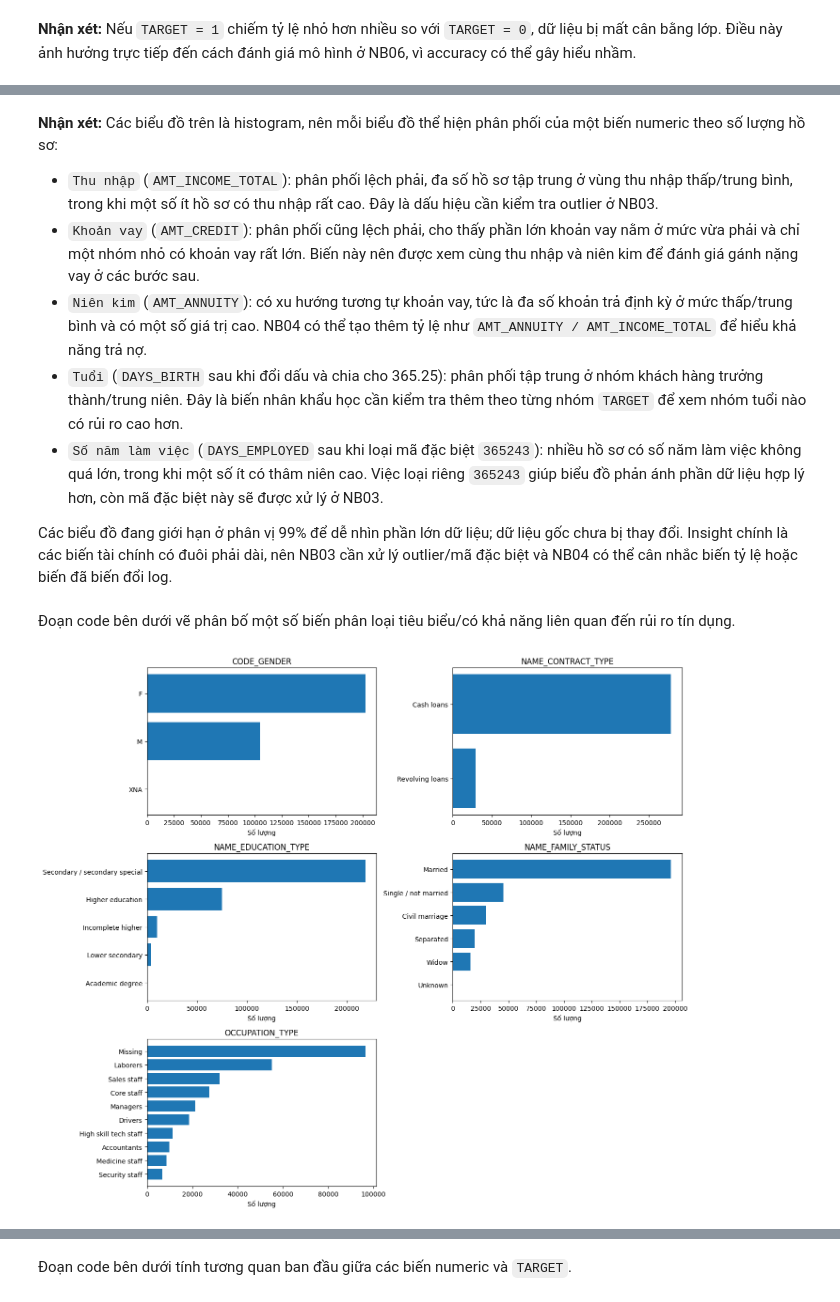
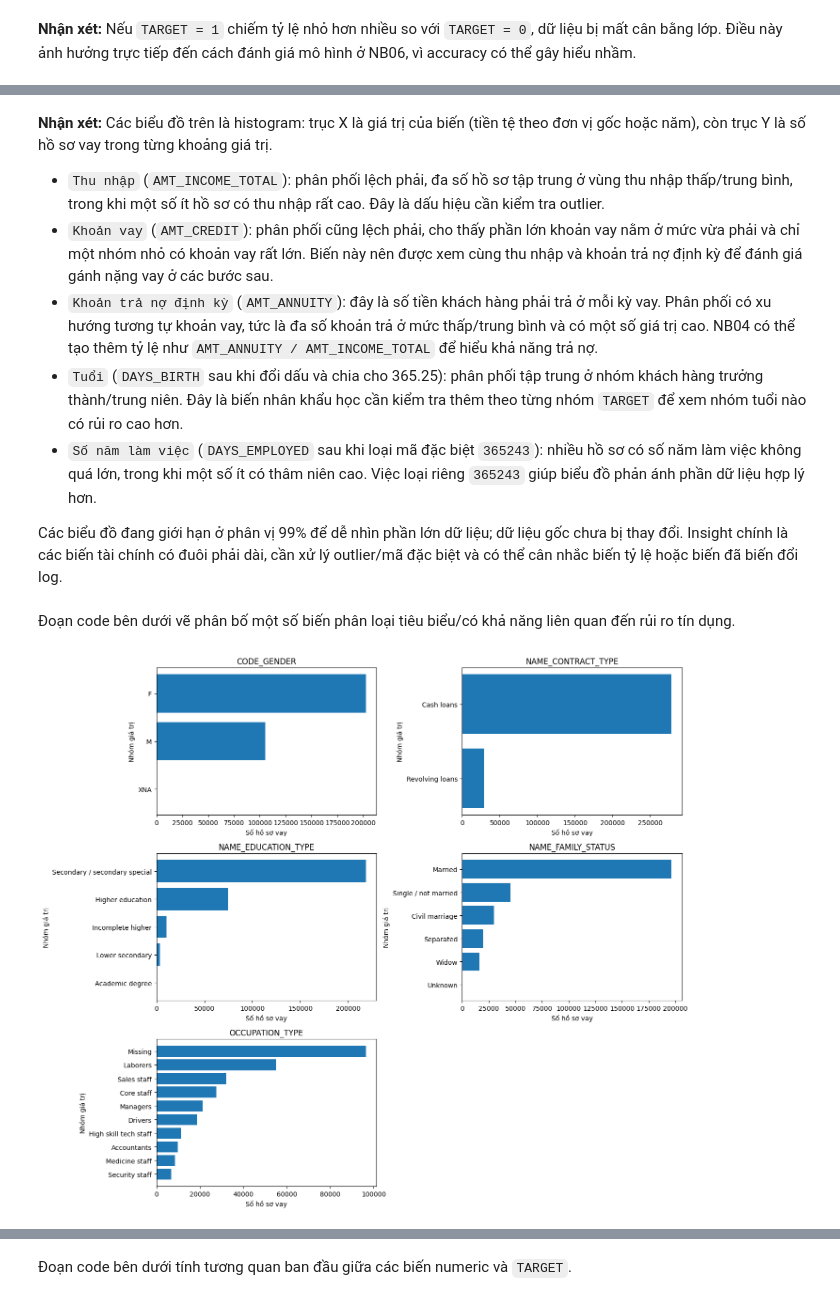
Before and after one commit to thanhhung9720001-collab/credit-risk-classifier, a Jupyter notebook: notebooks/01_data_understanding.ipynb, the cells around one changed output, grey strips where cells are left out. Saved outputs shown, nothing was run; the diff lists cells and outputs as text; code cells hidden in the pictures.

```diff
--- a/notebooks/01_data_understanding.ipynb
+++ b/notebooks/01_data_understanding.ipynb
@@ -459,7 +455,7 @@ plt.show()
 numeric_plot_data = pd.DataFrame()
 numeric_plot_data["Thu nhập"] = app_train["AMT_INCOME_TOTAL"]
 numeric_plot_data["Khoản vay"] = app_train["AMT_CREDIT"]
-numeric_plot_data["Niên kim"] = app_train["AMT_ANNUITY"]
+numeric_plot_data["Khoản trả nợ định kỳ"] = app_train["AMT_ANNUITY"]
 numeric_plot_data["Tuổi"] = -app_train["DAYS_BIRTH"] / 365.25
 
 # DAYS_EMPLOYED = 365243 là mã đặc biệt. Loại riêng khỏi biểu đồ để nhìn phần còn lại rõ hơn.
@@ -467,7 +463,14 @@ employed_days = app_train["DAYS_EMPLOYED"]
 employed_days = employed_days[employed_days != 365243]
 numeric_plot_data["Số năm làm việc"] = -employed_days / 365.25
 
-plot_columns = ["Thu nhập", "Khoản vay", "Niên kim", "Tuổi", "Số năm làm việc"]
+plot_columns = ["Thu nhập", "Khoản vay", "Khoản trả nợ định kỳ", "Tuổi", "Số năm làm việc"]
+x_labels = {
+    "Thu nhập": "Thu nhập (đơn vị tiền tệ trong dữ liệu gốc)",
+    "Khoản vay": "Khoản vay (đơn vị tiền tệ trong dữ liệu gốc)",
+    "Khoản trả nợ định kỳ": "Khoản trả nợ định kỳ (đơn vị tiền tệ trong dữ liệu gốc)",
+    "Tuổi": "Tuổi (năm)",
+    "Số năm làm việc": "Số năm làm việc (năm)",
+}
 
 fig, axes = plt.subplots(3, 2, figsize=(12, 11))
 axes = axes.ravel()
@@ -478,8 +481,8 @@ for index, column in enumerate(plot_columns):
 
     axes[index].hist(values[values <= upper_limit], bins=40)
     axes[index].set_title(column)
-    axes[index].set_xlabel(column)
-    axes[index].set_ylabel("Số lượng")
+    axes[index].set_xlabel(x_labels[column])
+    axes[index].set_ylabel("Số hồ sơ vay")
 
 axes[-1].axis("off")
 plt.tight_layout()
@@ -489,38 +492,39 @@ plt.show()
 # %% [markdown]
-**Nhận xét:** Các biểu đồ trên là histogram, nên mỗi biểu đồ thể hiện phân phối của một biến numeric theo số lượng hồ sơ:
+**Nhận xét:** Các biểu đồ trên là histogram: trục X là giá trị của biến (tiền tệ theo đơn vị gốc hoặc năm), còn trục Y là số hồ sơ vay trong từng khoảng giá trị.
 
-- `Thu nhập` (`AMT_INCOME_TOTAL`): phân phối lệch phải, đa số hồ sơ tập trung ở vùng thu nhập thấp/trung bình, trong khi một số ít hồ sơ có thu nhập rất cao. Đây là dấu hiệu cần kiểm tra outlier ở NB03.
-- `Khoản vay` (`AMT_CREDIT`): phân phối cũng lệch phải, cho thấy phần lớn khoản vay nằm ở mức vừa phải và chỉ một nhóm nhỏ có khoản vay rất lớn. Biến này nên được xem cùng thu nhập và niên kim để đánh giá gánh nặng vay ở các bước sau.
-- `Niên kim` (`AMT_ANNUITY`): có xu hướng tương tự khoản vay, tức là đa số khoản trả định kỳ ở mức thấp/trung bình và có một số giá trị cao. NB04 có thể tạo thêm tỷ lệ như `AMT_ANNUITY / AMT_INCOME_TOTAL` để hiểu khả năng trả nợ.
+- `Thu nhập` (`AMT_INCOME_TOTAL`): phân phối lệch phải, đa số hồ sơ tập trung ở vùng thu nhập thấp/trung bình, trong khi một số ít hồ sơ có thu nhập rất cao. Đây là dấu hiệu cần kiểm tra outlier.
+- `Khoản vay` (`AMT_CREDIT`): phân phối cũng lệch phải, cho thấy phần lớn khoản vay nằm ở mức vừa phải và chỉ một nhóm nhỏ có khoản vay rất lớn. Biến này nên được xem cùng thu nhập và khoản trả nợ định kỳ để đánh giá gánh nặng vay ở các bước sau.
+- `Khoản trả nợ định kỳ` (`AMT_ANNUITY`): đây là số tiền khách hàng phải trả ở mỗi kỳ vay. Phân phối có xu hướng tương tự khoản vay, tức là đa số khoản trả ở mức thấp/trung bình và có một số giá trị cao. NB04 có thể tạo thêm tỷ lệ như `AMT_ANNUITY / AMT_INCOME_TOTAL` để hiểu khả năng trả nợ.
 - `Tuổi` (`DAYS_BIRTH` sau khi đổi dấu và chia cho 365.25): phân phối tập trung ở nhóm khách hàng trưởng thành/trung niên. Đây là biến nhân khẩu học cần kiểm tra thêm theo từng nhóm `TARGET` để xem nhóm tuổi nào có rủi ro cao hơn.
-- `Số năm làm việc` (`DAYS_EMPLOYED` sau khi loại mã đặc biệt `365243`): nhiều hồ sơ có số năm làm việc không quá lớn, trong khi một số ít có thâm niên cao. Việc loại riêng `365243` giúp biểu đồ phản ánh phần dữ liệu hợp lý hơn, còn mã đặc biệt này sẽ được xử lý ở NB03.
+- `Số năm làm việc` (`DAYS_EMPLOYED` sau khi loại mã đặc biệt `365243`): nhiều hồ sơ có số năm làm việc không quá lớn, trong khi một số ít có thâm niên cao. Việc loại riêng `365243` giúp biểu đồ phản ánh phần dữ liệu hợp lý hơn.
 
-Các biểu đồ đang giới hạn ở phân vị 99% để dễ nhìn phần lớn dữ liệu; dữ liệu gốc chưa bị thay đổi. Insight chính là các biến tài chính có đuôi phải dài, nên NB03 cần xử lý outlier/mã đặc biệt và NB04 có thể cân nhắc biến tỷ lệ hoặc biến đã biến đổi log.
+Các biểu đồ đang giới hạn ở phân vị 99% để dễ nhìn phần lớn dữ liệu; dữ liệu gốc chưa bị thay đổi. Insight chính là các biến tài chính có đuôi phải dài, cần xử lý outlier/mã đặc biệt và có thể cân nhắc biến tỷ lệ hoặc biến đã biến đổi log.
 # %% [markdown]
 Đoạn code bên dưới vẽ phân bố một số biến phân loại tiêu biểu/có khả năng liên quan đến rủi ro tín dụng.
 # %%
 category_columns = [
     "CODE_GENDER",
     "NAME_CONTRACT_TYPE",
     "NAME_EDUCATION_TYPE",
     "NAME_FAMILY_STATUS",
     "OCCUPATION_TYPE",
 ]
 
 fig, axes = plt.subplots(3, 2, figsize=(14, 12))
 axes = axes.ravel()
 
 for index, column in enumerate(category_columns):
     counts = app_train[column].fillna("Missing").value_counts().head(10)
 
     axes[index].barh(counts.index.astype(str), counts.values)
     axes[index].invert_yaxis()
     axes[index].set_title(column)
-    axes[index].set_xlabel("Số lượng")
+    axes[index].set_xlabel("Số hồ sơ vay")
+    axes[index].set_ylabel("Nhóm giá trị")
 
 axes[-1].axis("off")
 plt.tight_layout()
 plt.show()
 # %% [output]
-[figure, old version]
+[figure, new version]
 # %% [markdown]
```
Also changed, not shown: parts of 27 cells of this notebook, 1 other file.
